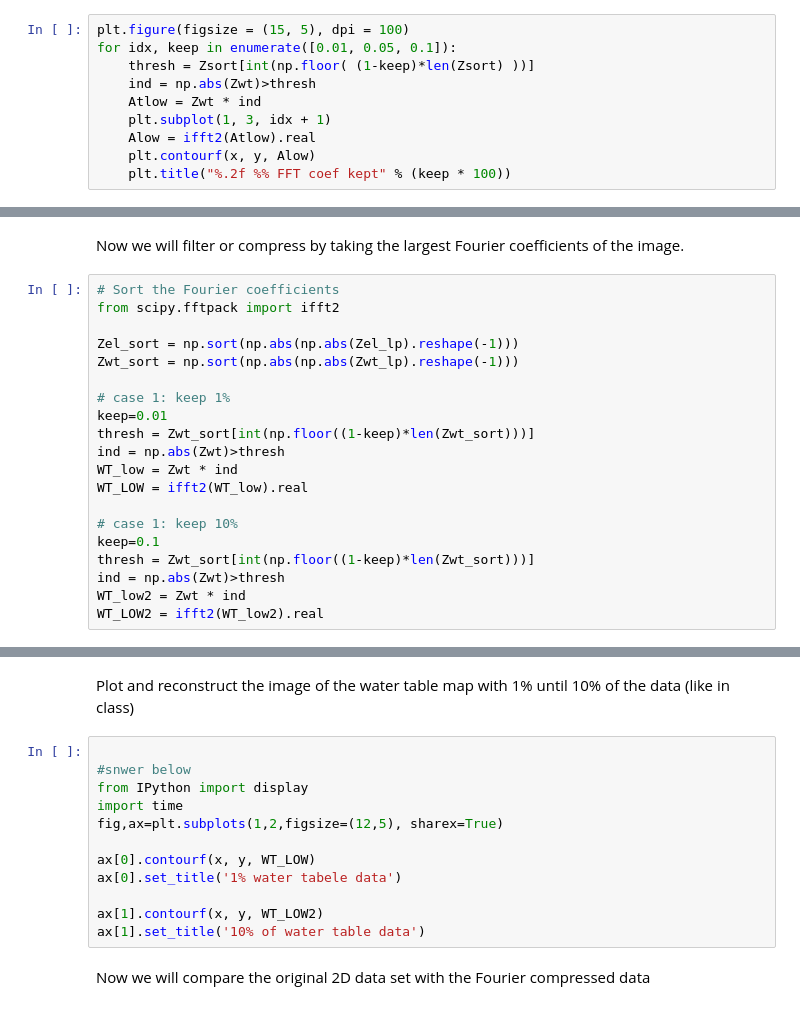
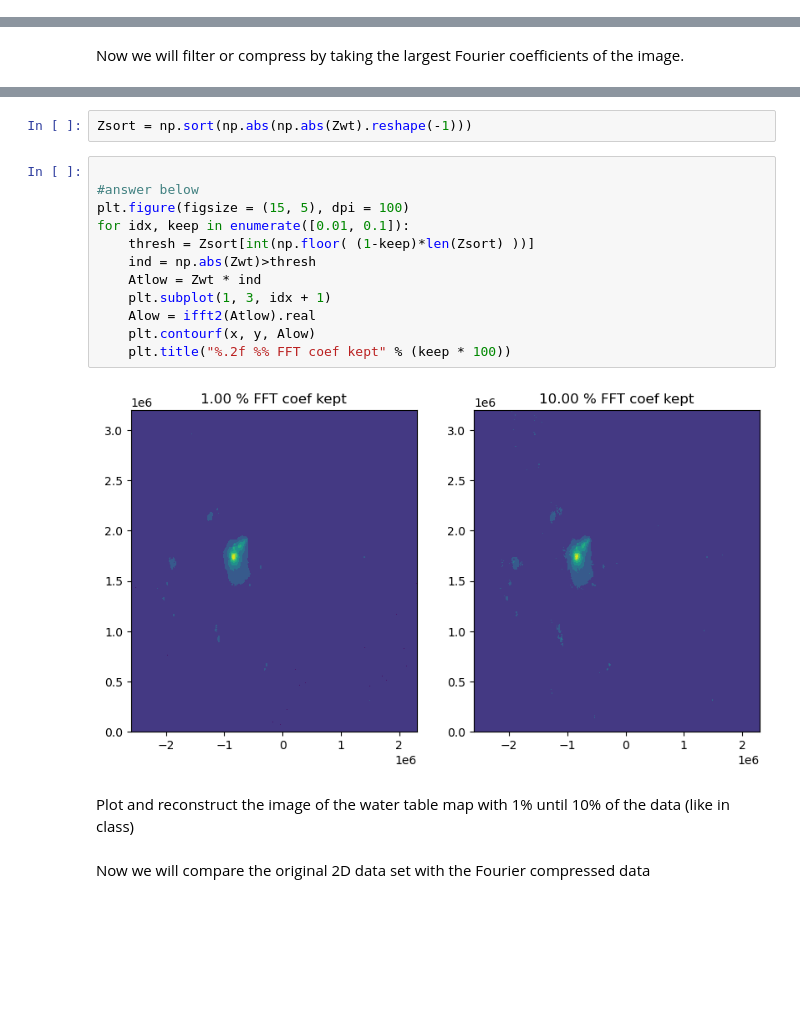
Before and after one commit to UW-ESS-DS/MLGEO2022_Maochuan, a Jupyter notebook: homework/homework_4.ipynb, the cells around one changed output, grey strips where cells are left out. Drawn from its saved outputs; the diff is of its cells as text; blank space fills up the shorter version.

```diff
--- a/homework/homework_4.ipynb
+++ b/homework/homework_4.ipynb
@@ -472,16 +470,6 @@ The wavelengths domination of the DEM are higher than the water tables depth
 **d. 2D filtering (3 points)**
 
 Find a way to low pass filter the image (spectral filtering or convolution)
-# %%
-plt.figure(figsize = (15, 5), dpi = 100)
-for idx, keep in enumerate([0.01, 0.05, 0.1]):
-    thresh = Zsort[int(np.floor( (1-keep)*len(Zsort) ))]
-    ind = np.abs(Zwt)>thresh
-    Atlow = Zwt * ind
-    plt.subplot(1, 3, idx + 1)
-    Alow = ifft2(Atlow).real
-    plt.contourf(x, y, Alow)
-    plt.title("%.2f %% FFT coef kept" % (keep * 100))
 # %%
 # solution
 import scipy.signal as signal
@@ -490,23 +478,3 @@ Zel_lp = signal.sosfiltfilt(sos1, Zel)
 Zwt_lp = signal.sosfiltfilt(sos1, Zwt)
 # %% [markdown]
 Now we will filter or compress by taking the largest Fourier coefficients of the image.
-# %%
-# Sort the Fourier coefficients
-from scipy.fftpack import ifft2
-
-Zel_sort = np.sort(np.abs(np.abs(Zel_lp).reshape(-1)))
-Zwt_sort = np.sort(np.abs(np.abs(Zwt_lp).reshape(-1)))
-
-# case 1: keep 1%
-keep=0.01
-thresh = Zwt_sort[int(np.floor((1-keep)*len(Zwt_sort)))]
-ind = np.abs(Zwt)>thresh
-WT_low = Zwt * ind
-WT_LOW = ifft2(WT_low).real
-
-# case 1: keep 10%
-keep=0.1
-thresh = Zwt_sort[int(np.floor((1-keep)*len(Zwt_sort)))]
-ind = np.abs(Zwt)>thresh
-WT_low2 = Zwt * ind
-WT_LOW2 = ifft2(WT_low2).real
@@ -534,16 +481,20 @@ array([[ 5.1082701e+08+0.0000000e+00j, -1.9609595e+08+4.5201212e+07j,
+# %%
+Zsort = np.sort(np.abs(np.abs(Zwt).reshape(-1)))
+# %%
+
+#answer below
+plt.figure(figsize = (15, 5), dpi = 100)
+for idx, keep in enumerate([0.01, 0.1]):
+    thresh = Zsort[int(np.floor( (1-keep)*len(Zsort) ))]
+    ind = np.abs(Zwt)>thresh
+    Atlow = Zwt * ind
+    plt.subplot(1, 3, idx + 1)
+    Alow = ifft2(Atlow).real
+    plt.contourf(x, y, Alow)
+    plt.title("%.2f %% FFT coef kept" % (keep * 100))
+# %% [output]
+[figure, added]
 # %% [markdown]
 Plot and reconstruct the image of the water table map with 1% until 10% of the data (like in class)
-# %%
-
-#snwer below
-from IPython import display
-import time
-fig,ax=plt.subplots(1,2,figsize=(12,5), sharex=True)
-
-ax[0].contourf(x, y, WT_LOW)
-ax[0].set_title('1% water tabele data')
-
-ax[1].contourf(x, y, WT_LOW2)
-ax[1].set_title('10% of water table data')
 # %% [markdown]
 Now we will compare the original 2D data set with the Fourier compressed data
```
Also changed, not shown: parts of 7 cells of this notebook.
